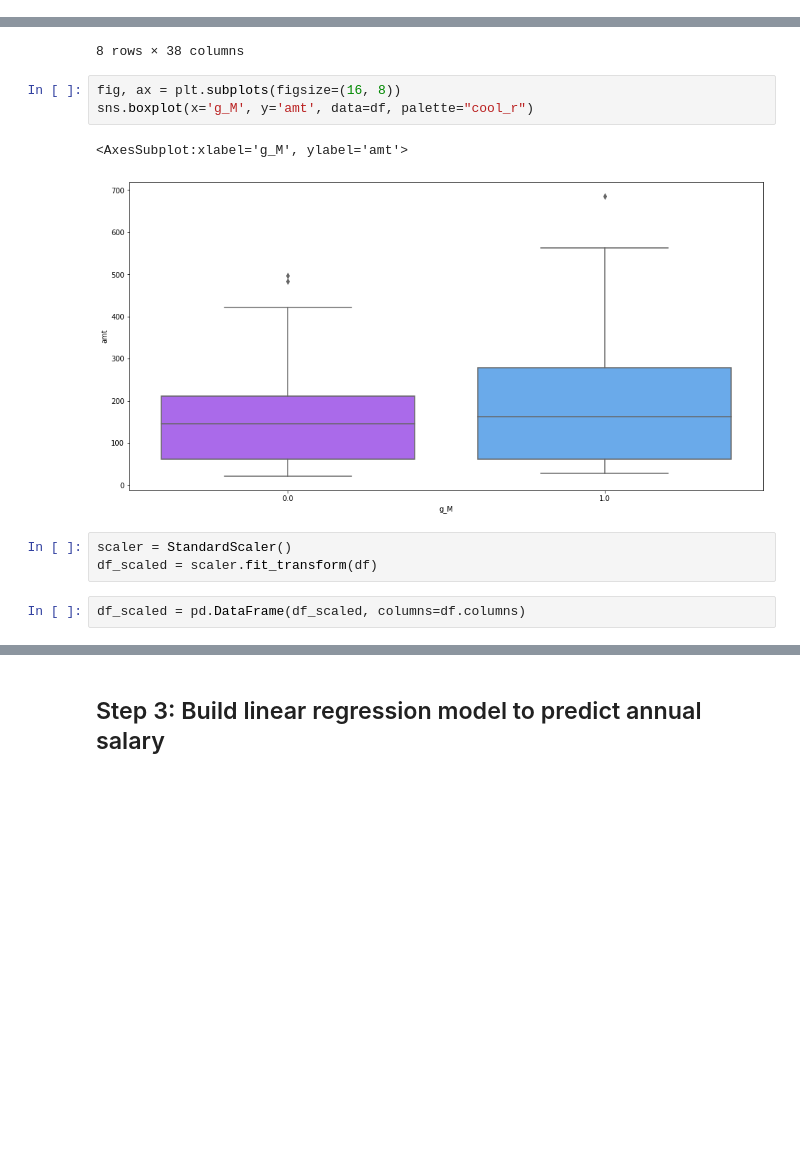
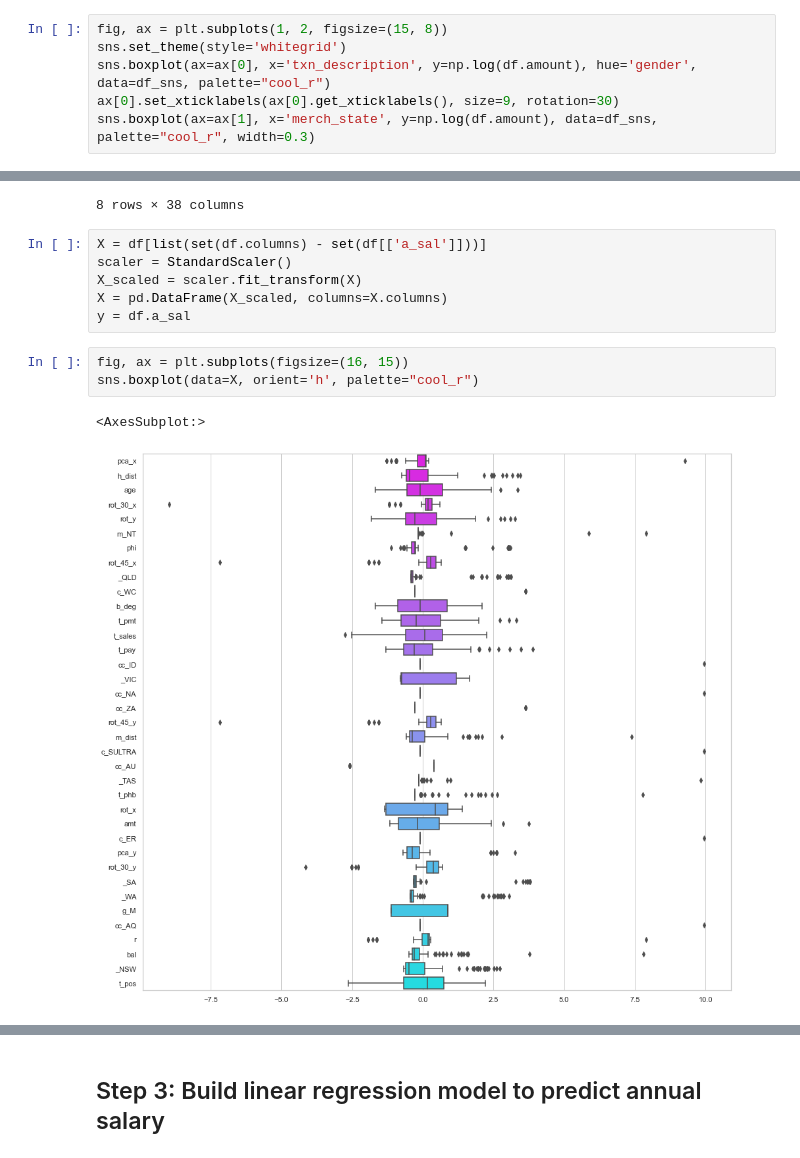
Before and after one commit to isaackarwailow/ANZ, a Jupyter notebook: Task 2. Predictive Analytics.ipynb, the cells around one changed output, grey strips where cells are left out. Cells and saved outputs as stored; diff of their text form; blank space fills up the shorter version.

```diff
--- a/Task 2. Predictive Analytics.ipynb
+++ b/Task 2. Predictive Analytics.ipynb
@@ -149,0 +146,6 @@ Name: merch_state, dtype: int64
+# %%
+fig, ax = plt.subplots(1, 2, figsize=(15, 8))
+sns.set_theme(style='whitegrid')
+sns.boxplot(ax=ax[0], x='txn_description', y=np.log(df.amount), hue='gender', data=df_sns, palette="cool_r")
+ax[0].set_xticklabels(ax[0].get_xticklabels(), size=9, rotation=30)
+sns.boxplot(ax=ax[1], x='merch_state', y=np.log(df.amount), data=df_sns, palette="cool_r", width=0.3)
@@ -409,14 +414,15 @@ df.describe()
 | 75% | 38.000000 | 8869.689363 | 256.139616 | 1.000000 | 0.118453 | 0.347302 | 0.000000 | 0.359231 | 0.369232 | 0.000000 | ... | ... |
 | max | 78.000000 | 173721.982687 | 685.794194 | 1.000000 | 0.352941 | 0.773810 | 0.285714 | 0.508251 | 0.534483 | 0.674847 | ... | ... |
 8 rows × 38 columns
+# %%
+X = df[list(set(df.columns) - set(df[['a_sal']]))]
+scaler = StandardScaler()
+X_scaled = scaler.fit_transform(X)
+X = pd.DataFrame(X_scaled, columns=X.columns)
+y = df.a_sal
 # %%
-fig, ax = plt.subplots(figsize=(16, 8))
-sns.boxplot(x='g_M', y='amt', data=df, palette="cool_r")
+fig, ax = plt.subplots(figsize=(16, 15))
+sns.boxplot(data=X, orient='h', palette="cool_r")
 # %% [output]
-<AxesSubplot:xlabel='g_M', ylabel='amt'>
+<AxesSubplot:>
-[figure, old version]
+[figure, new version]
-# %%
-scaler = StandardScaler()
-df_scaled = scaler.fit_transform(df)
-# %%
-df_scaled = pd.DataFrame(df_scaled, columns=df.columns)
```
Also changed, not shown: parts of 22 cells of this notebook, 1 other file.
